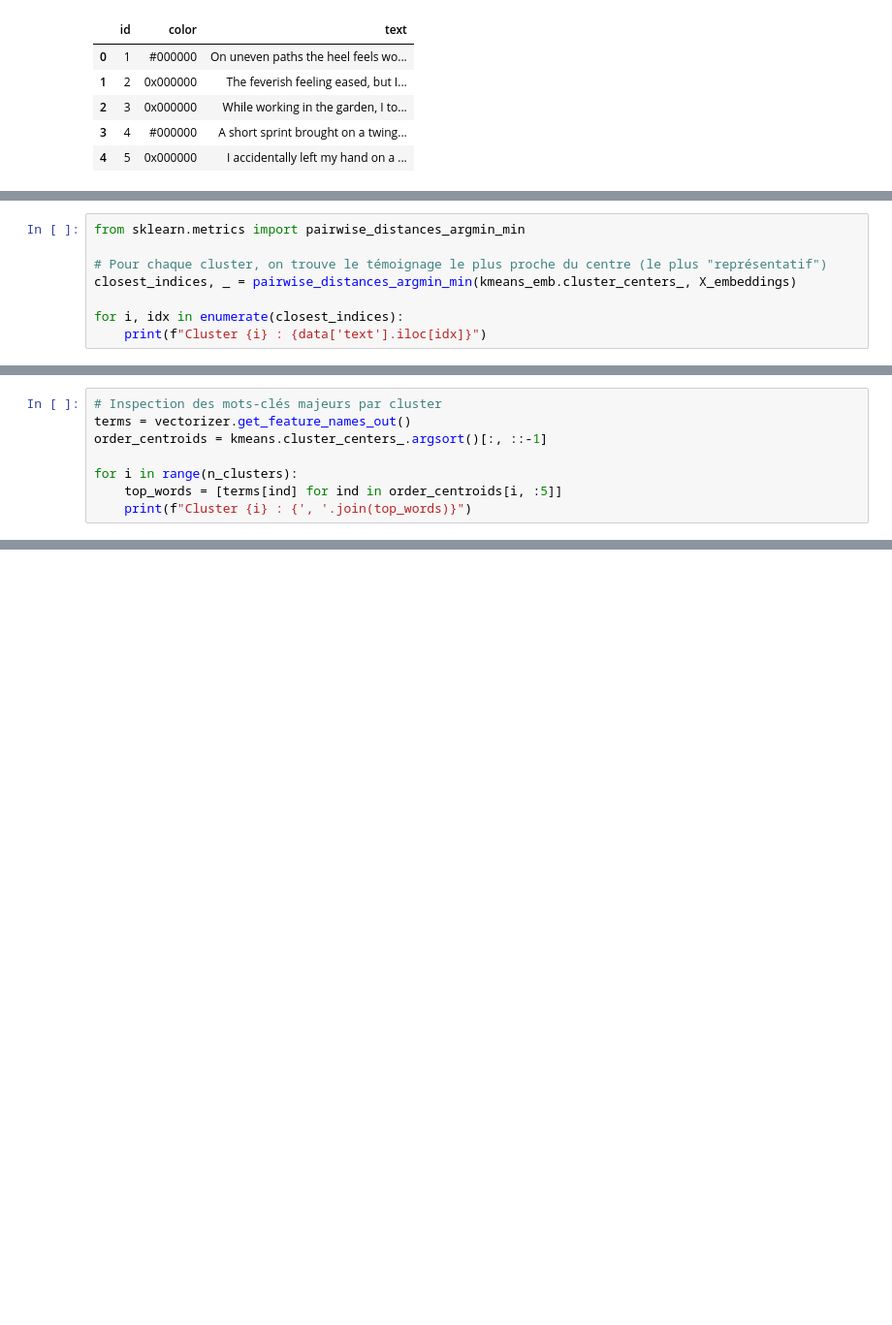
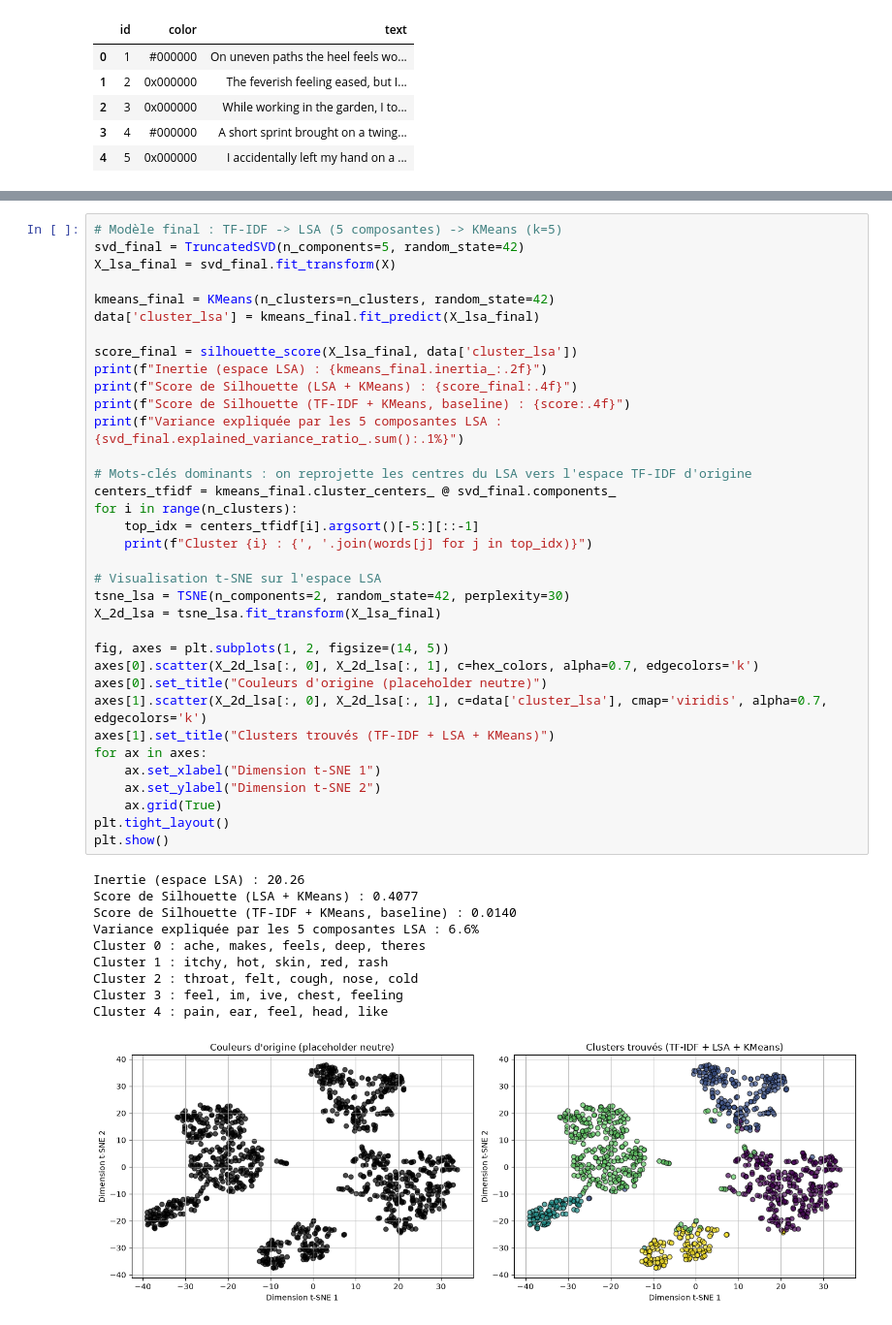
Before and after one commit to LouiSvon/cvrie, a Jupyter notebook: notebooks/unsupervised_learning.ipynb, the cells around one changed output, grey strips where cells are left out. Shown at 97% size. Cells and saved outputs as stored; diff of their text form; blank space fills up the shorter version.

```diff
--- a/notebooks/unsupervised_learning.ipynb
+++ b/notebooks/unsupervised_learning.ipynb
@@ -348,8 +241,0 @@ Contrairement au TF-IDF, un embedding n'a pas de "mots-clés" à afficher (chaqu
-# %%
-from sklearn.metrics import pairwise_distances_argmin_min
-
-# Pour chaque cluster, on trouve le témoignage le plus proche du centre (le plus "représentatif")
-closest_indices, _ = pairwise_distances_argmin_min(kmeans_emb.cluster_centers_, X_embeddings)
-
-for i, idx in enumerate(closest_indices):
-    print(f"Cluster {i} : {data['text'].iloc[idx]}")
@@ -390,8 +241,0 @@ On réaffiche ici les mots-clés dominants par cluster, avec la même logique qu
-# %%
-# Inspection des mots-clés majeurs par cluster
-terms = vectorizer.get_feature_names_out()
-order_centroids = kmeans.cluster_centers_.argsort()[:, ::-1]
-
-for i in range(n_clusters):
-    top_words = [terms[ind] for ind in order_centroids[i, :5]]
-    print(f"Cluster {i} : {', '.join(top_words)}")
@@ -433,0 +322,46 @@ On refait ici une recherche du `k` optimal, mais sur une plage plus restreinte (
+# %%
+# Modèle final : TF-IDF -> LSA (5 composantes) -> KMeans (k=5)
+svd_final = TruncatedSVD(n_components=5, random_state=42)
+X_lsa_final = svd_final.fit_transform(X)
+
+kmeans_final = KMeans(n_clusters=n_clusters, random_state=42)
+data['cluster_lsa'] = kmeans_final.fit_predict(X_lsa_final)
+
+score_final = silhouette_score(X_lsa_final, data['cluster_lsa'])
+print(f"Inertie (espace LSA) : {kmeans_final.inertia_:.2f}")
+print(f"Score de Silhouette (LSA + KMeans) : {score_final:.4f}")
+print(f"Score de Silhouette (TF-IDF + KMeans, baseline) : {score:.4f}")
+print(f"Variance expliquée par les 5 composantes LSA : {svd_final.explained_variance_ratio_.sum():.1%}")
+
+# Mots-clés dominants : on reprojette les centres du LSA vers l'espace TF-IDF d'origine
+centers_tfidf = kmeans_final.cluster_centers_ @ svd_final.components_
+for i in range(n_clusters):
+    top_idx = centers_tfidf[i].argsort()[-5:][::-1]
+    print(f"Cluster {i} : {', '.join(words[j] for j in top_idx)}")
+
+# Visualisation t-SNE sur l'espace LSA
+tsne_lsa = TSNE(n_components=2, random_state=42, perplexity=30)
+X_2d_lsa = tsne_lsa.fit_transform(X_lsa_final)
+
+fig, axes = plt.subplots(1, 2, figsize=(14, 5))
+axes[0].scatter(X_2d_lsa[:, 0], X_2d_lsa[:, 1], c=hex_colors, alpha=0.7, edgecolors='k')
+axes[0].set_title("Couleurs d'origine (placeholder neutre)")
+axes[1].scatter(X_2d_lsa[:, 0], X_2d_lsa[:, 1], c=data['cluster_lsa'], cmap='viridis', alpha=0.7, edgecolors='k')
+axes[1].set_title("Clusters trouvés (TF-IDF + LSA + KMeans)")
+for ax in axes:
+    ax.set_xlabel("Dimension t-SNE 1")
+    ax.set_ylabel("Dimension t-SNE 2")
+    ax.grid(True)
+plt.tight_layout()
+plt.show()
+# %% [output]
+Inertie (espace LSA) : 20.26
+Score de Silhouette (LSA + KMeans) : 0.4077
+Score de Silhouette (TF-IDF + KMeans, baseline) : 0.0140
+Variance expliquée par les 5 composantes LSA : 6.6%
+Cluster 0 : ache, makes, feels, deep, theres
+Cluster 1 : itchy, hot, skin, red, rash
+Cluster 2 : throat, felt, cough, nose, cold
+Cluster 3 : feel, im, ive, chest, feeling
+Cluster 4 : pain, ear, feel, head, like
+[figure, added]
```
Also changed, not shown: parts of 31 cells of this notebook, 1 other file.
